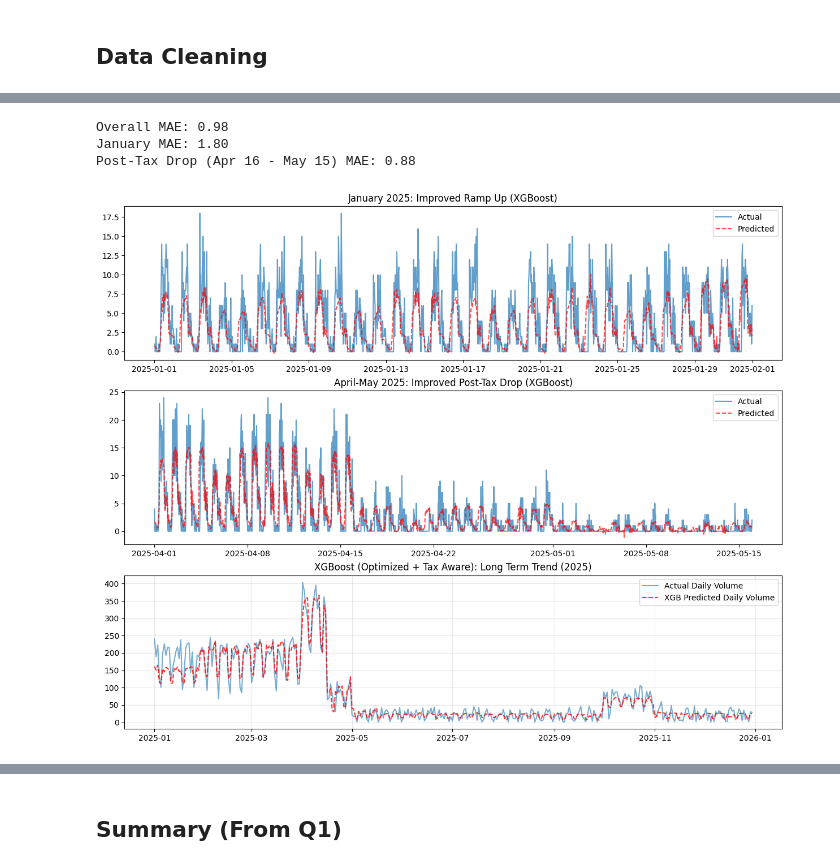
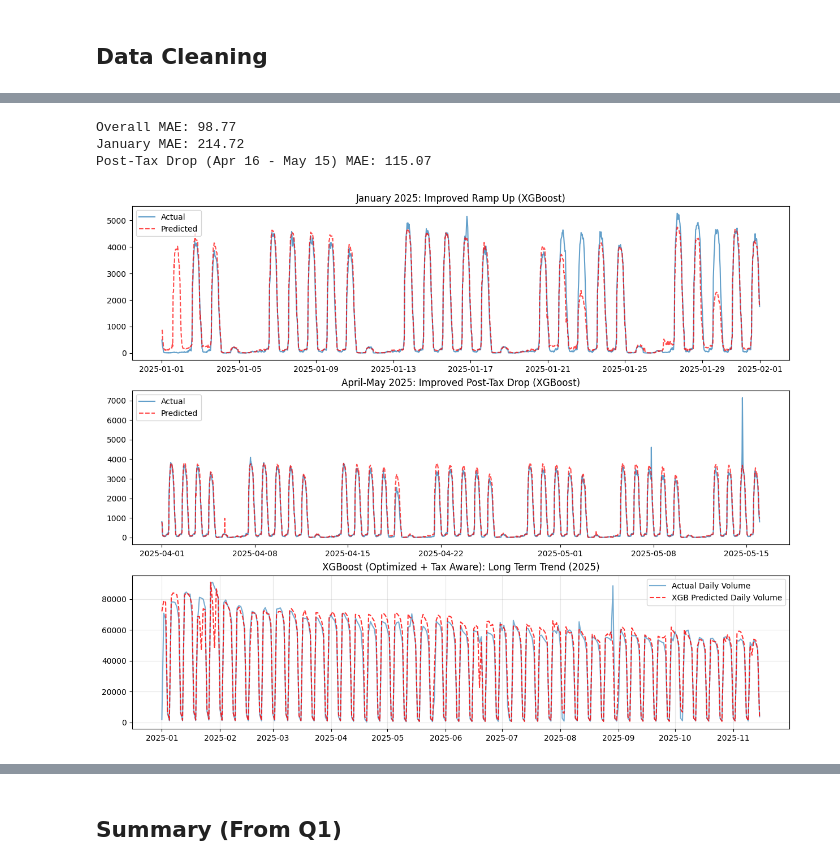
Before and after one commit to UCSD-Intuit-Data-Science-Initiative/DSC180B-Q2-Project, a Jupyter notebook: notebooks/Forecasting.ipynb, the cells around one changed output, grey strips where cells are left out. Drawn from its saved outputs; the diff is of its cells as text; code cells hidden in the pictures.

Commit message:
Sarah (#22)
Updated forecasting script with actual data

```diff
--- a/notebooks/Forecasting.ipynb
+++ b/notebooks/Forecasting.ipynb
@@ -27,15 +20,15 @@ Index(['Date', 'Arrival time', 'Start time', 'End time', 'Customer ID',
 ## Data Cleaning
 # %%
 # 1. Load Data
-df = pd.read_csv('mock_intuit_2year_data.csv')
+df = dataset_1_call_related = pd.read_parquet('../data/raw/dataset_1_call_related.parquet')
 
 # 2. Convert to Datetime and Sort
-df['Arrival time'] = pd.to_datetime(df['Arrival time'])
-df = df.sort_values('Arrival time')
+df['arrival_time_utc'] = pd.to_datetime(df['arrival_time_utc'])
+df = df.sort_values('arrival_time_utc')
 
 # 3. Aggregate to 30-minute intervals
 # We set the index to Arrival Time and resample
-df_agg = df.set_index('Arrival time').resample('30min').size().to_frame('Call_Volume')
+df_agg = df.set_index('arrival_time_utc').resample('30min').size().to_frame('Call_Volume')
 
 # 4. Fill gaps (crucial for 24/7 consistency)
 # This ensures even 3 AM on a Sunday exists in the data, even if volume is 0
@@ -275,12 +214,12 @@ from pandas.tseries.holiday import USFederalHolidayCalendar
 
 # 1. Load Data
 # ---------------------------------------------------------
-df = pd.read_csv('mock_intuit_2year_data.csv')
-df['Arrival time'] = pd.to_datetime(df['Arrival time'])
-df = df.sort_values('Arrival time')
+df = dataset_1_call_related = pd.read_parquet('../data/raw/dataset_1_call_related.parquet')
+df['arrival_time_utc'] = pd.to_datetime(df['arrival_time_utc'])
+df = df.sort_values('arrival_time_utc')
 
 # Aggregate
-df_agg = df.set_index('Arrival time').resample('30min').size().to_frame('Call_Volume')
+df_agg = df.set_index('arrival_time_utc').resample('30min').size().to_frame('Call_Volume')
 df_agg = df_agg.asfreq('30min', fill_value=0)
 
 # 2. Enhanced Feature Engineering (Tax Aware)
@@ -336,12 +275,11 @@ features = ['hour_sin', 'hour_cos', 'day_sin', 'day_cos',
 
 # Using Optimized Parameters found in previous steps
 reg = xgb.XGBRegressor(
-    n_estimators=1500,
+    n_estimators=1000,
+    min_child_weight=5,
+    max_depth=7,
     learning_rate=0.01,
-    max_depth=3,
-    min_child_weight=3,
-    subsample=1.0,
-    colsample_bytree=0.7,
+    colsample_bytree=0.9,
     objective='reg:squarederror'
 )
 
@@ -368,37 +306,37 @@ print(f"Post-Tax Drop (Apr 16 - May 15) MAE: {post_tax_error:.2f}")
 
 # 5. Plot
 f, ax = plt.subplots(3, 1, figsize=(15, 12))
 
 # Plot Jan
 jan_slice = test.loc['2025-01-01':'2025-01-31']
 ax[0].plot(jan_slice.index, jan_slice['Call_Volume'], label='Actual', alpha=0.7)
 ax[0].plot(jan_slice.index, jan_slice['prediction'], label='Predicted', alpha=0.7, linestyle='--', color='red')
 ax[0].set_title('January 2025: Improved Ramp Up (XGBoost)')
 ax[0].legend()
 
 # Plot Apr-May
 apr_may_slice = test.loc['2025-04-01':'2025-05-15']
 ax[1].plot(apr_may_slice.index, apr_may_slice['Call_Volume'], label='Actual', alpha=0.7)
 ax[1].plot(apr_may_slice.index, apr_may_slice['prediction'], label='Predicted', alpha=0.7, linestyle='--', color='red')
 ax[1].set_title('April-May 2025: Improved Post-Tax Drop (XGBoost)')
 ax[1].legend()
 
 # Plot Long Term
 daily_actual = test['Call_Volume'].resample('D').sum()
 daily_pred = test['prediction'].resample('D').sum()
 
 ax[2].plot(daily_actual.index, daily_actual, label='Actual Daily Volume', alpha=0.6)
 ax[2].plot(daily_pred.index, daily_pred, label='XGB Predicted Daily Volume', alpha=0.8, linestyle='--', color='red')
 ax[2].set_title('XGBoost (Optimized + Tax Aware): Long Term Trend (2025)')
 ax[2].legend()
 ax[2].grid(True, alpha=0.3)
 
 plt.show()
 # %% [output]
-Overall MAE: 0.98
-January MAE: 1.80
-Post-Tax Drop (Apr 16 - May 15) MAE: 0.88
+Overall MAE: 98.77
+January MAE: 214.72
+Post-Tax Drop (Apr 16 - May 15) MAE: 115.07
-[figure, old version]
+[figure, new version]
 # %%
 import pandas as pd
 import numpy as np
```
Also changed, not shown: parts of 10 cells of this notebook, 4 other files.
